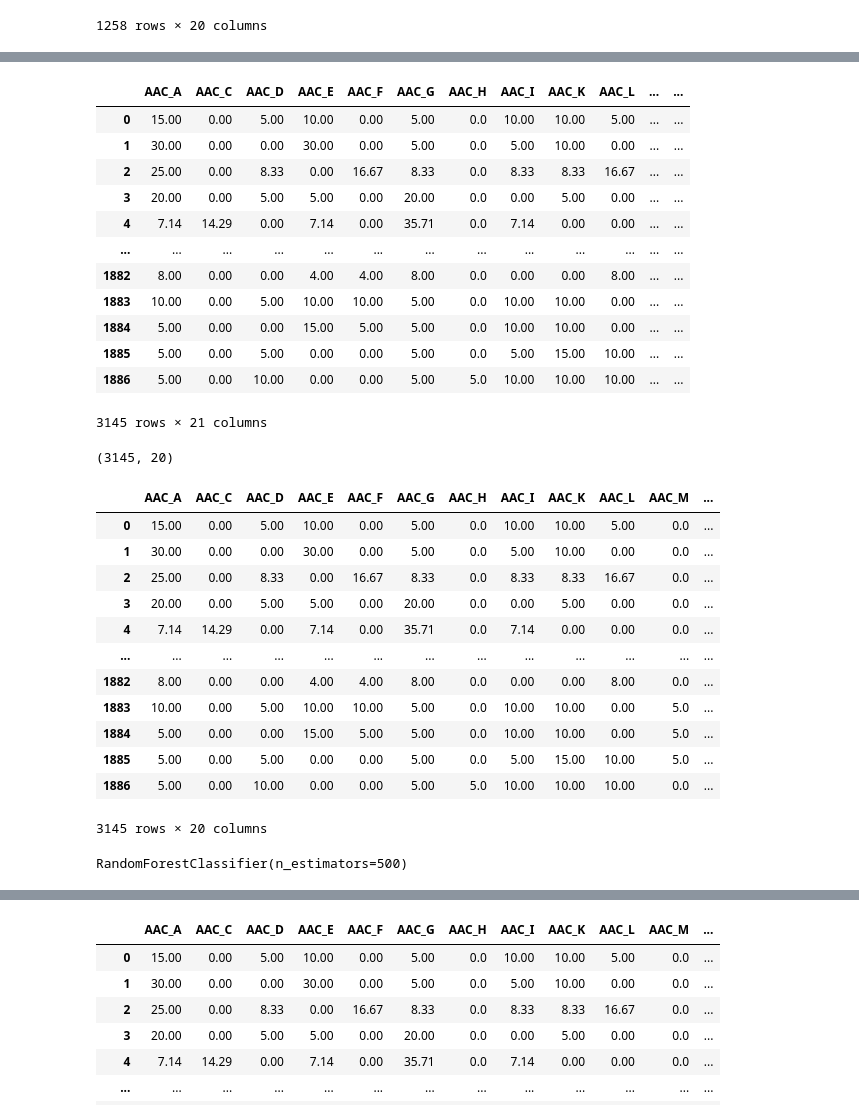
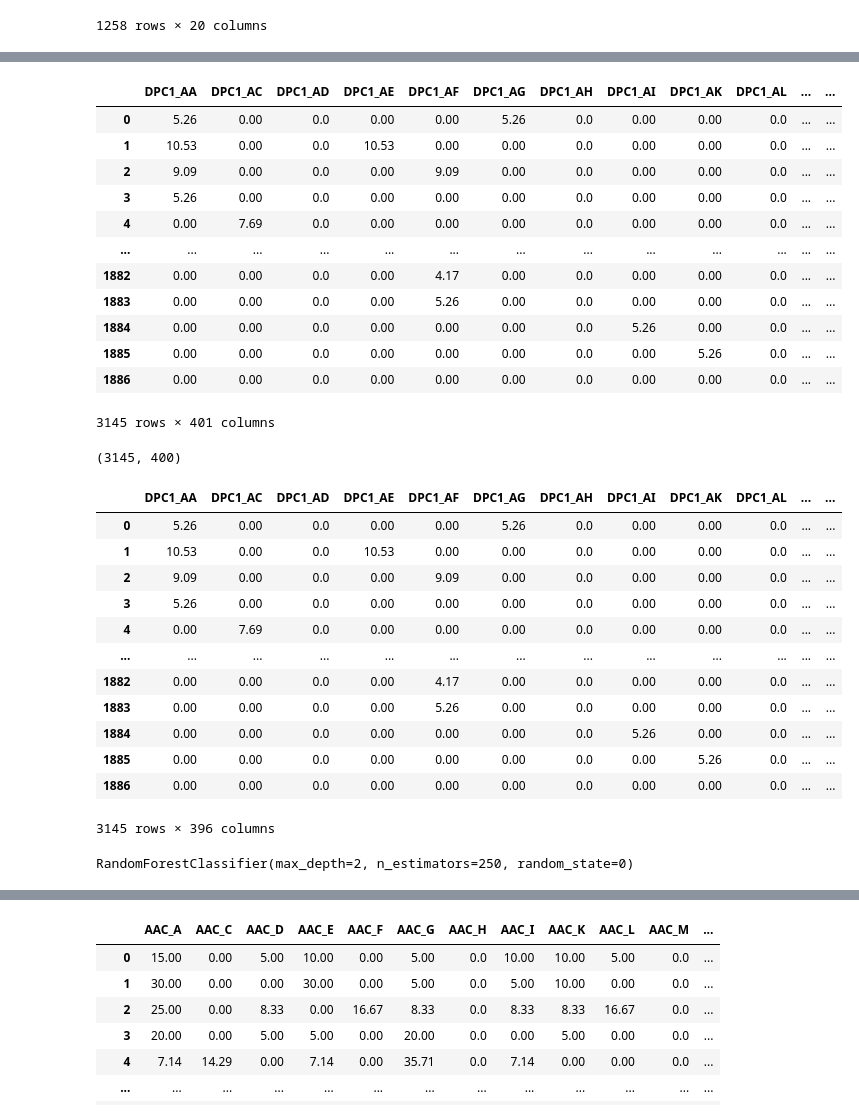
Before and after one commit to TrungLee2020/classifification-peptit, a Jupyter notebook: PreAIPs.ipynb, the cells around one changed output, grey strips where cells are left out. Drawn from its saved outputs; the diff is of its cells as text; code cells hidden in the pictures.

```diff
--- a/PreAIPs.ipynb
+++ b/PreAIPs.ipynb
@@ -39,3 +39,16 @@ aac('datas/AIP/benchmarking-positive.txt')
 | 1256 | 5.88 | 0.00 | 0.00 | 0.00 | 0.00 | 0.00 | 0.0 | 5.88 | 0.00 | 11.76 | 0.0 | ... |
 | 1257 | 5.88 | 0.00 | 5.88 | 11.76 | 0.00 | 11.76 | 0.0 | 5.88 | 17.65 | 0.00 | 0.0 | ... |
 1258 rows × 20 columns
+# %%
+# Dipeptide composition (DPC)
+
+from Pfeature.Pfeature.Pfeature.pfeature import dpc_wp
+
+def dpc(input):
+  a = input.rstrip('txt')
+  output = a + 'dpc.csv'
+  df_out = dpc_wp(input, output, 1)
+  df_in = pd.read_csv(output)
+  return df_in
+
+dpc('datas/AIP/benchmarking-positive.txt')
@@ -42,39 +69,39 @@ aac('datas/AIP/benchmarking-positive.txt')
 # %%
 pos = 'datas/AIP/benchmarking-positive.txt'
 neg = 'datas/AIP/benchmarking-negative.txt'
 
 def feature_calc(po, ne, feature_name):
   # Calculate feature
   po_feature = feature_name(po)
   ne_feature = feature_name(ne)
   # Create class labels
   po_class = pd.Series(['positive' for i in range(len(po_feature))])
   ne_class = pd.Series(['negative' for i in range(len(ne_feature))])
   # Combine po and ne
   po_ne_class = pd.concat([po_class, ne_class], axis=0)
   po_ne_class.name = 'class'
   po_ne_feature = pd.concat([po_feature, ne_feature], axis=0)
   # Combine feature and class
   df = pd.concat([po_ne_feature, po_ne_class], axis=1)
   return df
 
 feature = feature_calc(pos, neg, aac) # AAC
-#feature = feature_calc(pos, neg, dpc) # DPC
+feature = feature_calc(pos, neg, dpc) # DPC
 feature
 # %% [output]
-|  | AAC_A | AAC_C | AAC_D | AAC_E | AAC_F | AAC_G | AAC_H | AAC_I | AAC_K | AAC_L | ... | ... |
-| 0 | 15.00 | 0.00 | 5.00 | 10.00 | 0.00 | 5.00 | 0.0 | 10.00 | 10.00 | 5.00 | ... | ... |
-| 1 | 30.00 | 0.00 | 0.00 | 30.00 | 0.00 | 5.00 | 0.0 | 5.00 | 10.00 | 0.00 | ... | ... |
-| 2 | 25.00 | 0.00 | 8.33 | 0.00 | 16.67 | 8.33 | 0.0 | 8.33 | 8.33 | 16.67 | ... | ... |
-| 3 | 20.00 | 0.00 | 5.00 | 5.00 | 0.00 | 20.00 | 0.0 | 0.00 | 5.00 | 0.00 | ... | ... |
-| 4 | 7.14 | 14.29 | 0.00 | 7.14 | 0.00 | 35.71 | 0.0 | 7.14 | 0.00 | 0.00 | ... | ... |
+|  | DPC1_AA | DPC1_AC | DPC1_AD | DPC1_AE | DPC1_AF | DPC1_AG | DPC1_AH | DPC1_AI | DPC1_AK | DPC1_AL | ... | ... |
+| 0 | 5.26 | 0.00 | 0.0 | 0.00 | 0.00 | 5.26 | 0.0 | 0.00 | 0.00 | 0.0 | ... | ... |
+| 1 | 10.53 | 0.00 | 0.0 | 10.53 | 0.00 | 0.00 | 0.0 | 0.00 | 0.00 | 0.0 | ... | ... |
+| 2 | 9.09 | 0.00 | 0.0 | 0.00 | 9.09 | 0.00 | 0.0 | 0.00 | 0.00 | 0.0 | ... | ... |
+| 3 | 5.26 | 0.00 | 0.0 | 0.00 | 0.00 | 0.00 | 0.0 | 0.00 | 0.00 | 0.0 | ... | ... |
+| 4 | 0.00 | 7.69 | 0.0 | 0.00 | 0.00 | 0.00 | 0.0 | 0.00 | 0.00 | 0.0 | ... | ... |
 | ... | ... | ... | ... | ... | ... | ... | ... | ... | ... | ... | ... | ... |
-| 1882 | 8.00 | 0.00 | 0.00 | 4.00 | 4.00 | 8.00 | 0.0 | 0.00 | 0.00 | 8.00 | ... | ... |
-| 1883 | 10.00 | 0.00 | 5.00 | 10.00 | 10.00 | 5.00 | 0.0 | 10.00 | 10.00 | 0.00 | ... | ... |
-| 1884 | 5.00 | 0.00 | 0.00 | 15.00 | 5.00 | 5.00 | 0.0 | 10.00 | 10.00 | 0.00 | ... | ... |
-| 1885 | 5.00 | 0.00 | 5.00 | 0.00 | 0.00 | 5.00 | 0.0 | 5.00 | 15.00 | 10.00 | ... | ... |
-| 1886 | 5.00 | 0.00 | 10.00 | 0.00 | 0.00 | 5.00 | 5.0 | 10.00 | 10.00 | 10.00 | ... | ... |
+| 1882 | 0.00 | 0.00 | 0.0 | 0.00 | 4.17 | 0.00 | 0.0 | 0.00 | 0.00 | 0.0 | ... | ... |
+| 1883 | 0.00 | 0.00 | 0.0 | 0.00 | 5.26 | 0.00 | 0.0 | 0.00 | 0.00 | 0.0 | ... | ... |
+| 1884 | 0.00 | 0.00 | 0.0 | 0.00 | 0.00 | 0.00 | 0.0 | 5.26 | 0.00 | 0.0 | ... | ... |
+| 1885 | 0.00 | 0.00 | 0.0 | 0.00 | 0.00 | 0.00 | 0.0 | 0.00 | 5.26 | 0.0 | ... | ... |
+| 1886 | 0.00 | 0.00 | 0.0 | 0.00 | 0.00 | 0.00 | 0.0 | 0.00 | 0.00 | 0.0 | ... | ... |
-3145 rows × 21 columns
+3145 rows × 401 columns
 # %%
 # Assigns the features to X and class label to Y
 X = feature.drop('class', axis=1)
@@ -87,10 +112,8 @@ y = y.map({"positive": 1, "negative": 0})
 # %%
 X.shape
 # %% [output]
-(3145, 20)
+(3145, 400)
 # %%
-
-
 # Feature selection (Variance threshold)
 from sklearn.feature_selection import VarianceThreshold
 
@@ -100,17 +123,17 @@ fs.fit_transform(X)
 X2 = X.loc[:, fs.get_support()]
 X2
 # %% [output]
-|  | AAC_A | AAC_C | AAC_D | AAC_E | AAC_F | AAC_G | AAC_H | AAC_I | AAC_K | AAC_L | AAC_M | ... |
-| 0 | 15.00 | 0.00 | 5.00 | 10.00 | 0.00 | 5.00 | 0.0 | 10.00 | 10.00 | 5.00 | 0.0 | ... |
-| 1 | 30.00 | 0.00 | 0.00 | 30.00 | 0.00 | 5.00 | 0.0 | 5.00 | 10.00 | 0.00 | 0.0 | ... |
-| 2 | 25.00 | 0.00 | 8.33 | 0.00 | 16.67 | 8.33 | 0.0 | 8.33 | 8.33 | 16.67 | 0.0 | ... |
-| 3 | 20.00 | 0.00 | 5.00 | 5.00 | 0.00 | 20.00 | 0.0 | 0.00 | 5.00 | 0.00 | 0.0 | ... |
-| 4 | 7.14 | 14.29 | 0.00 | 7.14 | 0.00 | 35.71 | 0.0 | 7.14 | 0.00 | 0.00 | 0.0 | ... |
+|  | DPC1_AA | DPC1_AC | DPC1_AD | DPC1_AE | DPC1_AF | DPC1_AG | DPC1_AH | DPC1_AI | DPC1_AK | DPC1_AL | ... | ... |
+| 0 | 5.26 | 0.00 | 0.0 | 0.00 | 0.00 | 5.26 | 0.0 | 0.00 | 0.00 | 0.0 | ... | ... |
+| 1 | 10.53 | 0.00 | 0.0 | 10.53 | 0.00 | 0.00 | 0.0 | 0.00 | 0.00 | 0.0 | ... | ... |
+| 2 | 9.09 | 0.00 | 0.0 | 0.00 | 9.09 | 0.00 | 0.0 | 0.00 | 0.00 | 0.0 | ... | ... |
+| 3 | 5.26 | 0.00 | 0.0 | 0.00 | 0.00 | 0.00 | 0.0 | 0.00 | 0.00 | 0.0 | ... | ... |
+| 4 | 0.00 | 7.69 | 0.0 | 0.00 | 0.00 | 0.00 | 0.0 | 0.00 | 0.00 | 0.0 | ... | ... |
 | ... | ... | ... | ... | ... | ... | ... | ... | ... | ... | ... | ... | ... |
-| 1882 | 8.00 | 0.00 | 0.00 | 4.00 | 4.00 | 8.00 | 0.0 | 0.00 | 0.00 | 8.00 | 0.0 | ... |
-| 1883 | 10.00 | 0.00 | 5.00 | 10.00 | 10.00 | 5.00 | 0.0 | 10.00 | 10.00 | 0.00 | 5.0 | ... |
-| 1884 | 5.00 | 0.00 | 0.00 | 15.00 | 5.00 | 5.00 | 0.0 | 10.00 | 10.00 | 0.00 | 5.0 | ... |
-| 1885 | 5.00 | 0.00 | 5.00 | 0.00 | 0.00 | 5.00 | 0.0 | 5.00 | 15.00 | 10.00 | 5.0 | ... |
-| 1886 | 5.00 | 0.00 | 10.00 | 0.00 | 0.00 | 5.00 | 5.0 | 10.00 | 10.00 | 10.00 | 0.0 | ... |
+| 1882 | 0.00 | 0.00 | 0.0 | 0.00 | 4.17 | 0.00 | 0.0 | 0.00 | 0.00 | 0.0 | ... | ... |
+| 1883 | 0.00 | 0.00 | 0.0 | 0.00 | 5.26 | 0.00 | 0.0 | 0.00 | 0.00 | 0.0 | ... | ... |
+| 1884 | 0.00 | 0.00 | 0.0 | 0.00 | 0.00 | 0.00 | 0.0 | 5.26 | 0.00 | 0.0 | ... | ... |
+| 1885 | 0.00 | 0.00 | 0.0 | 0.00 | 0.00 | 0.00 | 0.0 | 0.00 | 5.26 | 0.0 | ... | ... |
+| 1886 | 0.00 | 0.00 | 0.0 | 0.00 | 0.00 | 0.00 | 0.0 | 0.00 | 0.00 | 0.0 | ... | ... |
-3145 rows × 20 columns
+3145 rows × 396 columns
 # %%
@@ -138,14 +165,18 @@ X_train, X_test, y_train, y_test = train_test_split(X2, y, test_size=0.2, random
 # #models_test,predictions_test = clf.fit(X_train, X_test, y_train, y_test)
 # %%
 # Build random forest model
+from sklearn.ensemble import RandomForestClassifier
+from sklearn.datasets import make_classification
 
-from sklearn.ensemble import RandomForestClassifier
-
-rf = RandomForestClassifier(n_estimators=500)
+# rf = RandomForestClassifier(n_estimators=500)
+X_train, y_train = make_classification(n_samples=1000, n_features=396,
+                              n_informative=2, n_redundant=0,
+                              random_state=0, shuffle=False)
+rf = RandomForestClassifier(n_estimators=250, max_depth=2, random_state=0)
 
 rf.fit(X_train, y_train)
 # %% [output]
-RandomForestClassifier(n_estimators=500)
+RandomForestClassifier(max_depth=2, n_estimators=250, random_state=0)
 # %%
 y_train_pred = rf.predict(X_train)
 y_test_pred = rf.predict(X_test)
```
Also changed, not shown: parts of 11 cells of this notebook.
